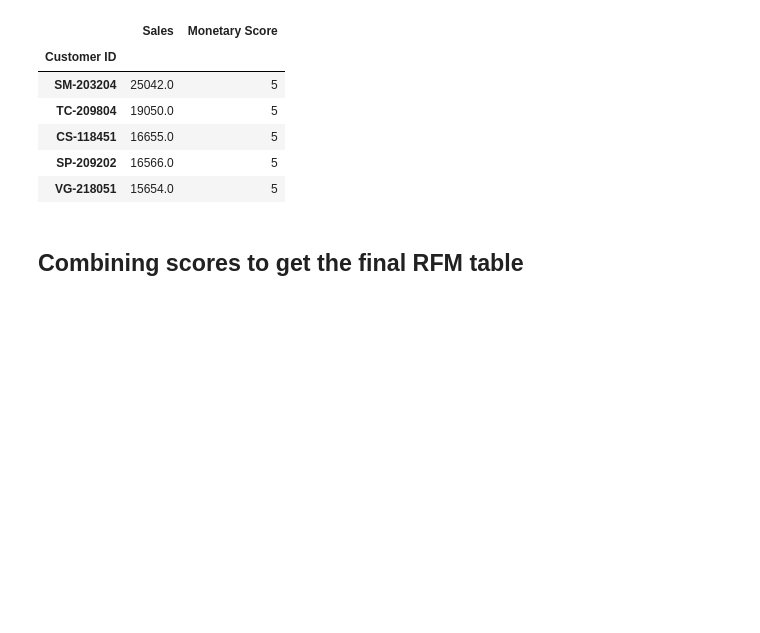
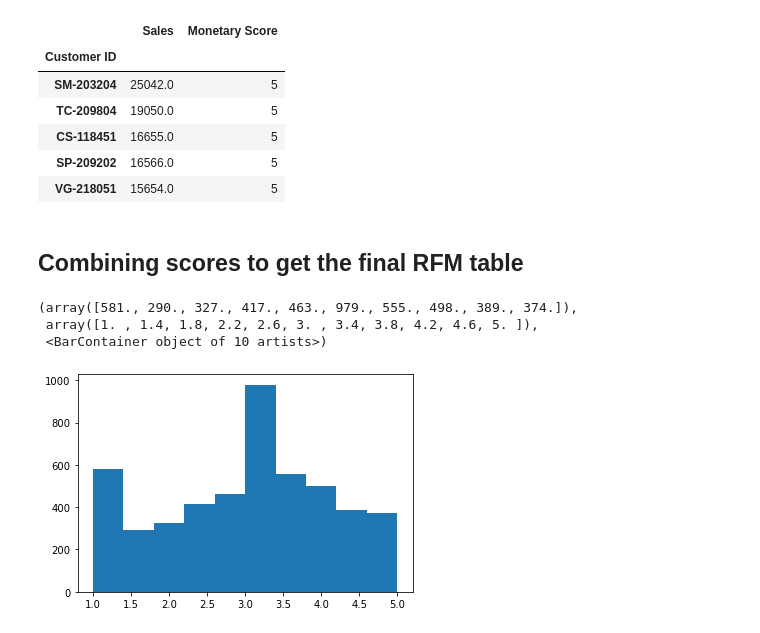
Before and after one commit to abisubramanya27/krunchh-2020, a Jupyter notebook: vishal q3 and q6.ipynb, the cells around one changed output. Saved outputs shown, nothing was run; the diff lists cells and outputs as text; code cells hidden in the pictures; blank space fills up the shorter version.

```diff
--- a/vishal q3 and q6.ipynb
+++ b/vishal q3 and q6.ipynb
@@ -275,3 +275,15 @@ dM.head()
 | VG-218051 | 15654.0 | 5 |
 # %% [markdown]
 <h2> Combining scores to get the final RFM table
+# %%
+score = (dM.loc[cID]['Monetary Score'] + dF.loc[cID]['Scores'] + df2.loc[cID]['Recency Score'])/3
+# %%
+score.sort_values(ascending=False,inplace=True)
+# %%
+import matplotlib.pyplot as plt
+plt.hist(score)
+# %% [output]
+(array([581., 290., 327., 417., 463., 979., 555., 498., 389., 374.]),
+ array([1. , 1.4, 1.8, 2.2, 2.6, 3. , 3.4, 3.8, 4.2, 4.6, 5. ]),
+ <BarContainer object of 10 artists>)
+[figure, added]
```
Also changed, not shown: parts of 3 cells of this notebook, 1 other file.
